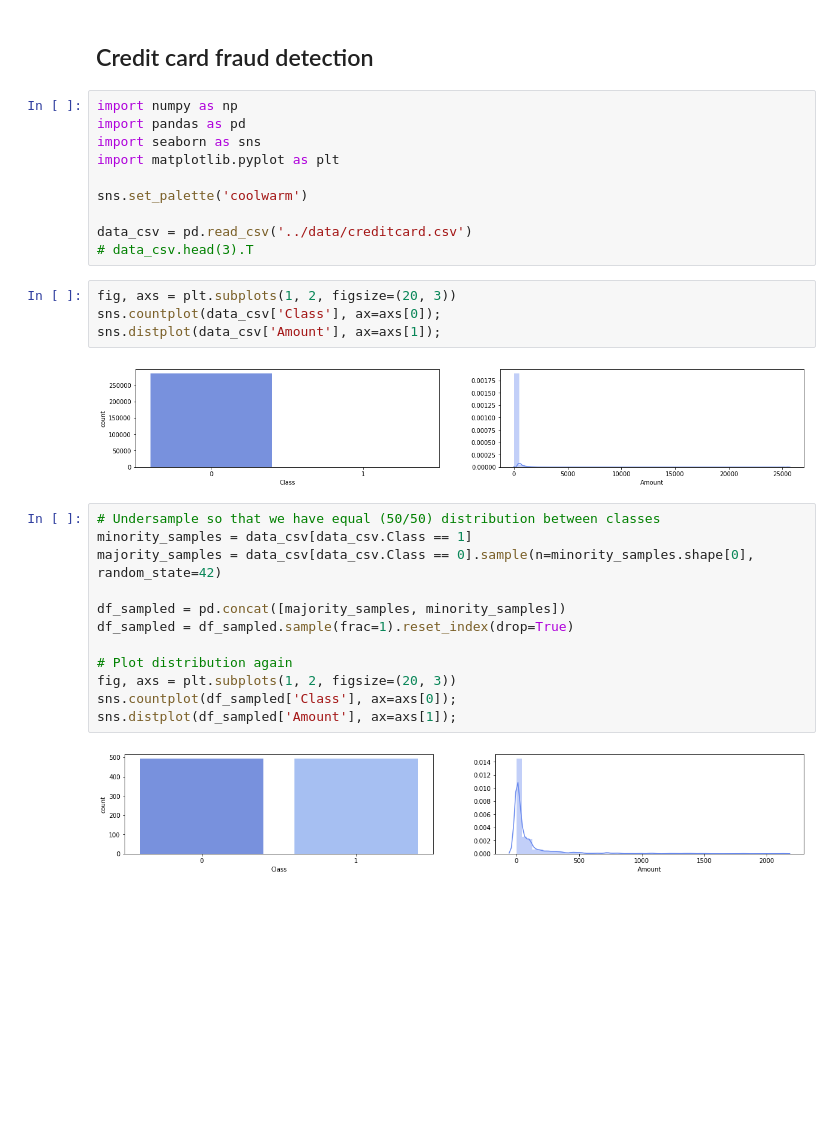
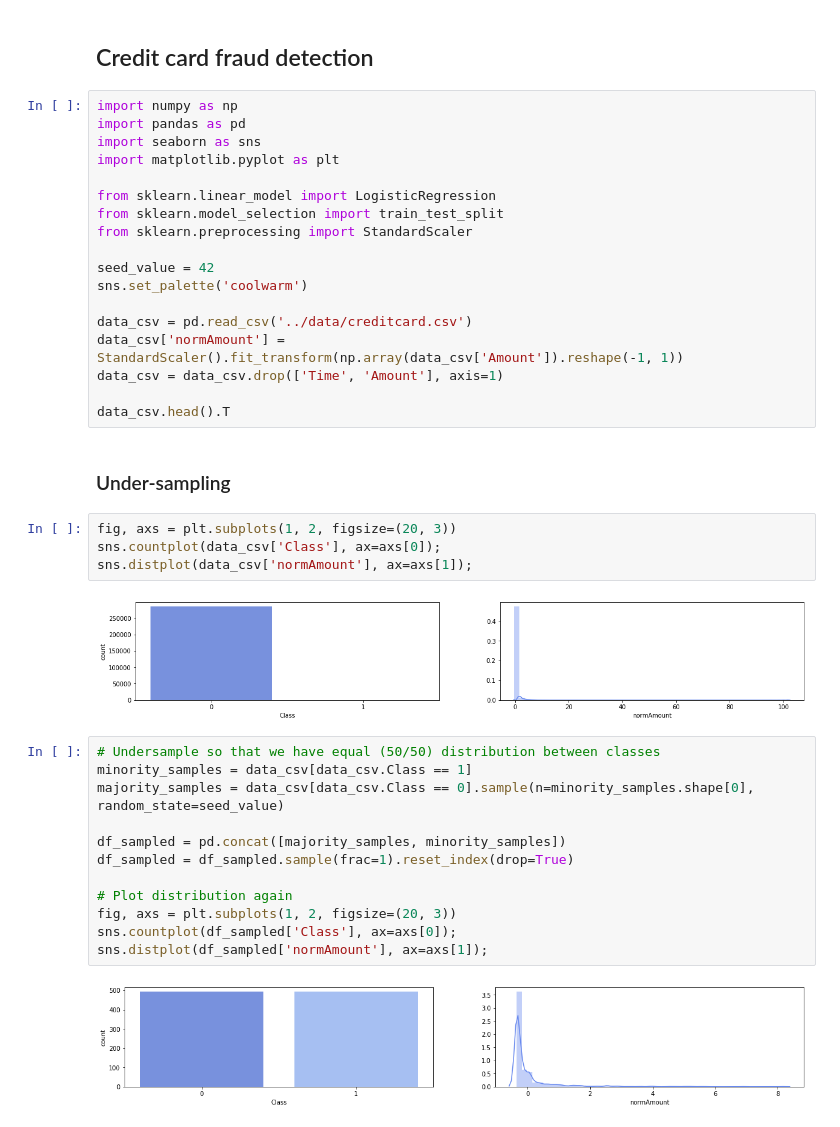
Before and after one commit to mtszkw/fraud-detection, a Jupyter notebook: source/detect.ipynb, the cells around one changed output. Saved outputs shown, nothing was run; the diff lists cells and outputs as text; blank space fills up the shorter version.

Commit message:
Add normalization and data split

```diff
--- a/source/detect.ipynb
+++ b/source/detect.ipynb
@@ -6,20 +6,30 @@ import pandas as pd
 import seaborn as sns
 import matplotlib.pyplot as plt
 
+from sklearn.linear_model import LogisticRegression
+from sklearn.model_selection import train_test_split
+from sklearn.preprocessing import StandardScaler
+
+seed_value = 42
 sns.set_palette('coolwarm')
 
 data_csv = pd.read_csv('../data/creditcard.csv')
-# data_csv.head(3).T
+data_csv['normAmount'] = StandardScaler().fit_transform(np.array(data_csv['Amount']).reshape(-1, 1))
+data_csv = data_csv.drop(['Time', 'Amount'], axis=1)
+
+data_csv.head().T
+# %% [markdown]
+### Under-sampling
 # %%
 fig, axs = plt.subplots(1, 2, figsize=(20, 3))
 sns.countplot(data_csv['Class'], ax=axs[0]);
-sns.distplot(data_csv['Amount'], ax=axs[1]);
+sns.distplot(data_csv['normAmount'], ax=axs[1]);
 # %% [output]
-[figure, old version]
+[figure, new version]
 # %%
 # Undersample so that we have equal (50/50) distribution between classes
 minority_samples = data_csv[data_csv.Class == 1]
-majority_samples = data_csv[data_csv.Class == 0].sample(n=minority_samples.shape[0], random_state=42)
+majority_samples = data_csv[data_csv.Class == 0].sample(n=minority_samples.shape[0], random_state=seed_value)
 
 df_sampled = pd.concat([majority_samples, minority_samples])
 df_sampled = df_sampled.sample(frac=1).reset_index(drop=True)
@@ -27,6 +37,6 @@ df_sampled = df_sampled.sample(frac=1).reset_index(drop=True)
 # Plot distribution again
 fig, axs = plt.subplots(1, 2, figsize=(20, 3))
 sns.countplot(df_sampled['Class'], ax=axs[0]);
-sns.distplot(df_sampled['Amount'], ax=axs[1]);
+sns.distplot(df_sampled['normAmount'], ax=axs[1]);
 # %% [output]
-[figure, old version]
+[figure, new version]
```
Also changed, not shown: parts of 3 cells of this notebook.
